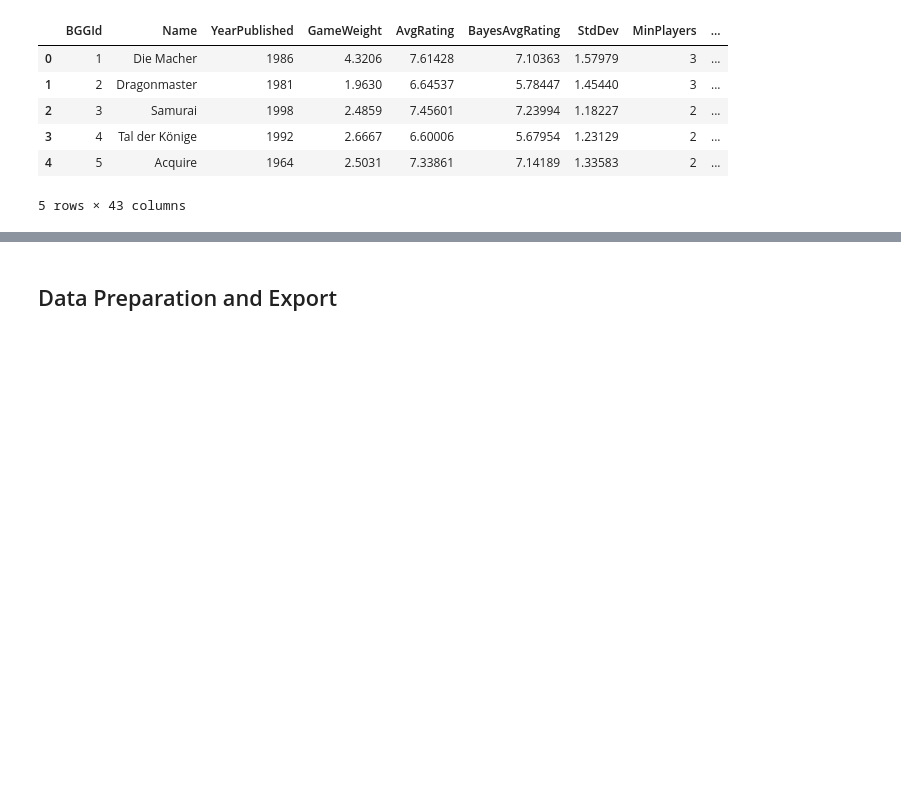
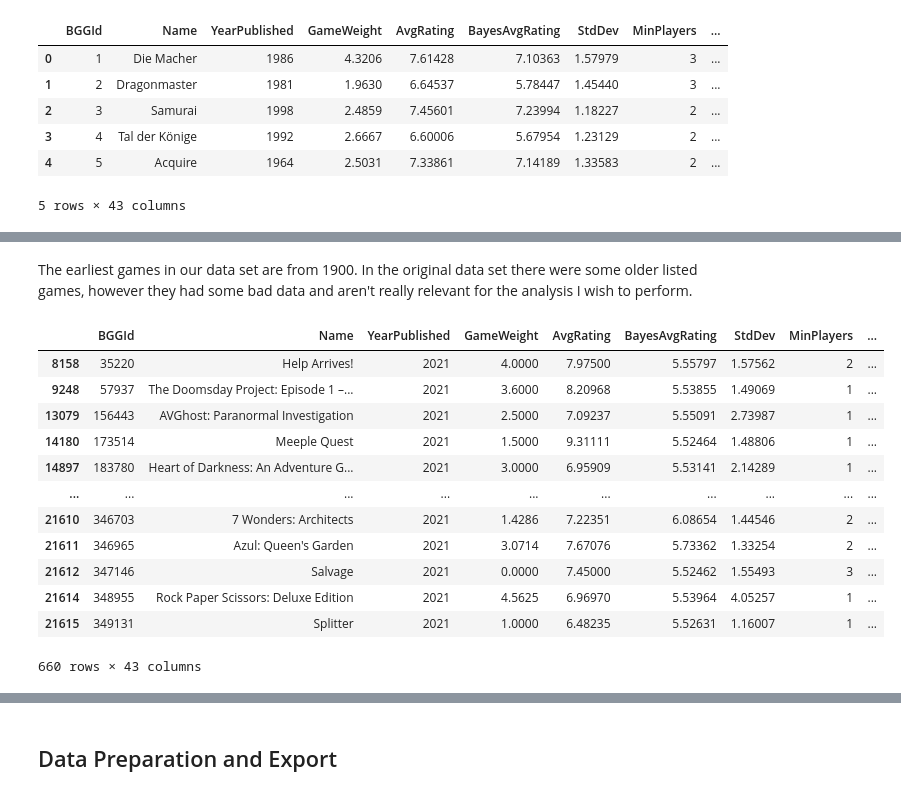
Before and after one commit to AlexBeaty/BoardGameGeekAnalysis, a Jupyter notebook: notebooks/exploration/BoardGameGeekExploration.ipynb, the cells around one changed output, grey strips where cells are left out. Drawn from its saved outputs; the diff is of its cells as text; code cells hidden in the pictures; blank space fills up the shorter version.

```diff
--- a/notebooks/exploration/BoardGameGeekExploration.ipynb
+++ b/notebooks/exploration/BoardGameGeekExploration.ipynb
@@ -70,0 +103,19 @@ games_df.head()
+# %% [markdown]
+The earliest games in our data set are from 1900. In the original data set there were some older listed games, however they had some bad data and aren't really relevant for the analysis I wish to perform.
+# %%
+# Latest boardgame(s) listed by year published
+games_df[games_df['YearPublished'] == games_df['YearPublished'].max()]
+# %% [output]
+|  | BGGId | Name | YearPublished | GameWeight | AvgRating | BayesAvgRating | StdDev | MinPlayers | ... |
+| 8158 | 35220 | Help Arrives! | 2021 | 4.0000 | 7.97500 | 5.55797 | 1.57562 | 2 | ... |
+| 9248 | 57937 | The Doomsday Project: Episode 1 –... | 2021 | 3.6000 | 8.20968 | 5.53855 | 1.49069 | 1 | ... |
+| 13079 | 156443 | AVGhost: Paranormal Investigation | 2021 | 2.5000 | 7.09237 | 5.55091 | 2.73987 | 1 | ... |
+| 14180 | 173514 | Meeple Quest | 2021 | 1.5000 | 9.31111 | 5.52464 | 1.48806 | 1 | ... |
+| 14897 | 183780 | Heart of Darkness: An Adventure G... | 2021 | 3.0000 | 6.95909 | 5.53141 | 2.14289 | 1 | ... |
+| ... | ... | ... | ... | ... | ... | ... | ... | ... | ... |
+| 21610 | 346703 | 7 Wonders: Architects | 2021 | 1.4286 | 7.22351 | 6.08654 | 1.44546 | 2 | ... |
+| 21611 | 346965 | Azul: Queen's Garden | 2021 | 3.0714 | 7.67076 | 5.73362 | 1.33254 | 2 | ... |
+| 21612 | 347146 | Salvage | 2021 | 0.0000 | 7.45000 | 5.52462 | 1.55493 | 3 | ... |
+| 21614 | 348955 | Rock Paper Scissors: Deluxe Edition | 2021 | 4.5625 | 6.96970 | 5.53964 | 4.05257 | 1 | ... |
+| 21615 | 349131 | Splitter | 2021 | 1.0000 | 6.48235 | 5.52631 | 1.16007 | 1 | ... |
+660 rows × 43 columns
```
Also changed, not shown: parts of 17 cells of this notebook.
